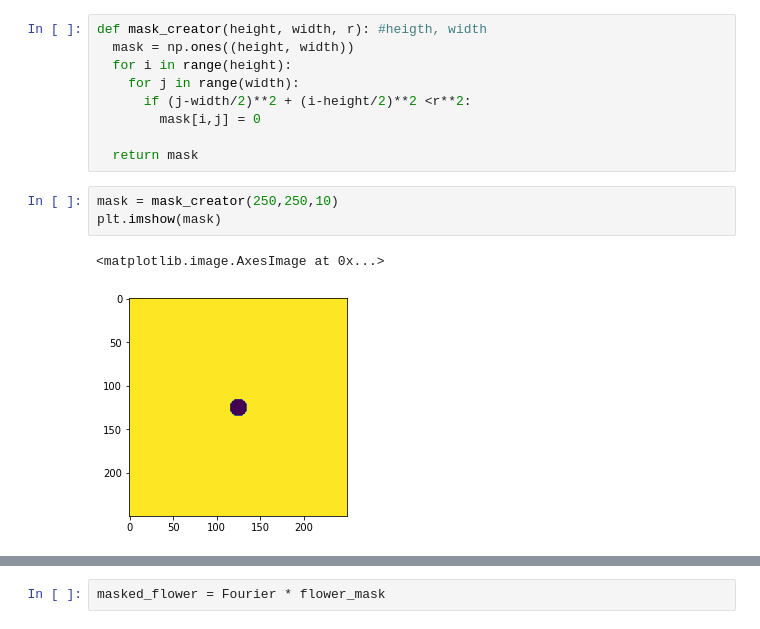
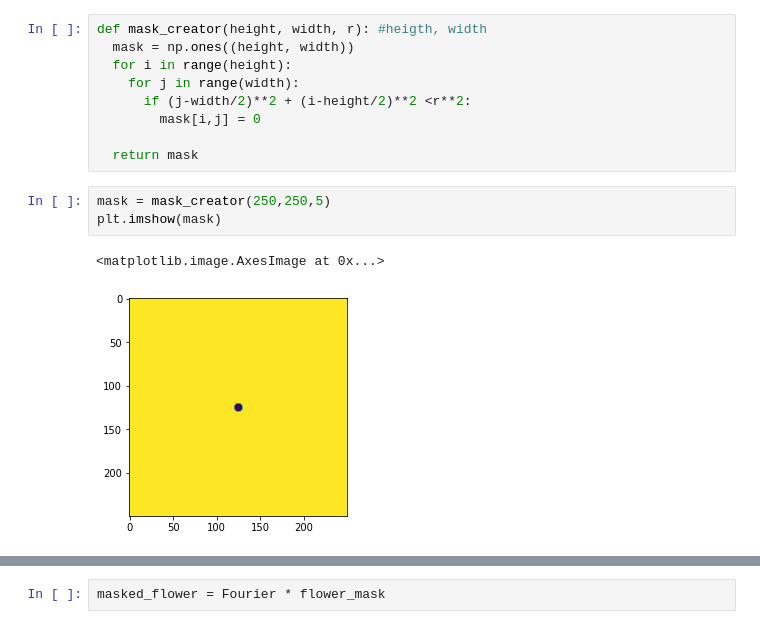
Before and after one commit to alifele/Bioinformatics, a Jupyter notebook: Fourier_Fifth_attempt.ipynb, the cells around one changed output, grey strips where cells are left out. Drawn from its saved outputs; the diff is of its cells as text.

```diff
--- a/Fourier_Fifth_attempt.ipynb
+++ b/Fourier_Fifth_attempt.ipynb
@@ -63,9 +65,9 @@ def mask_creator(height, width, r): #heigth, width
 
   return mask
 # %%
-mask = mask_creator(250,250,10)
+mask = mask_creator(250,250,5)
 plt.imshow(mask)
 # %% [output]
 <matplotlib.image.AxesImage at 0x...>
-[figure, old version]
+[figure, new version]
 # %%
```
Also changed, not shown: parts of 20 cells of this notebook.
